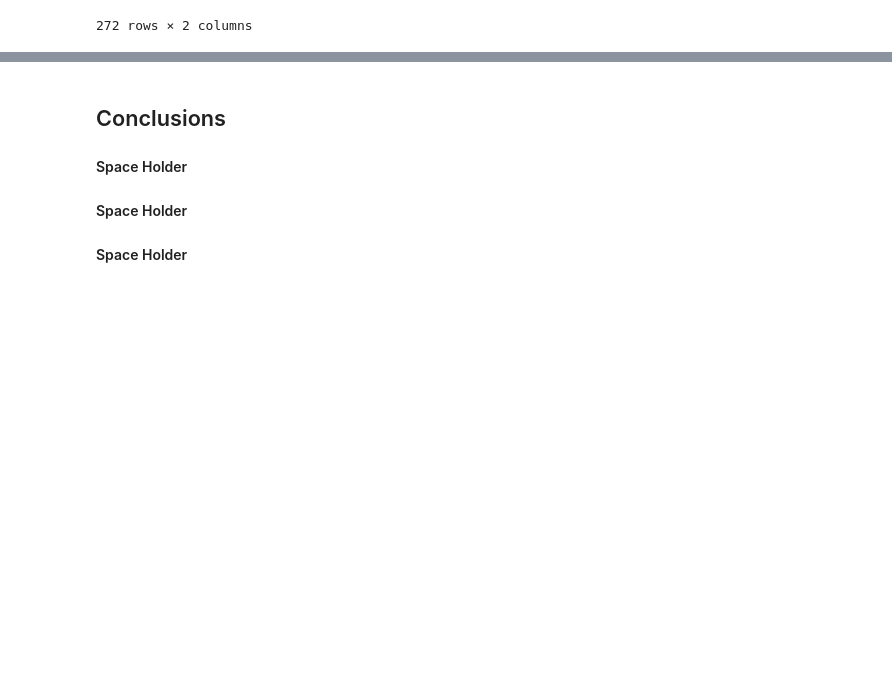
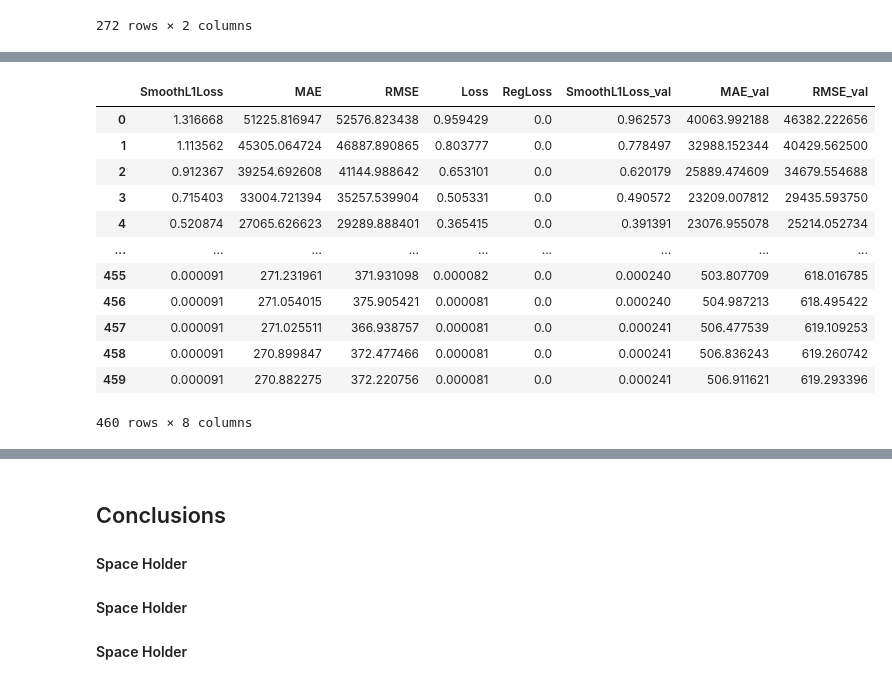
Before and after one commit to cmhollman/emissions_project, a Jupyter notebook: time_series_notebook.ipynb, the cells around one changed output, grey strips where cells are left out. Saved outputs shown, nothing was run; the diff lists cells and outputs as text; code cells hidden in the pictures; blank space fills up the shorter version.

```diff
--- a/time_series_notebook.ipynb
+++ b/time_series_notebook.ipynb
@@ -88,6 +96,20 @@ plt.legend();
 # %%
 m1 = NeuralProphet(changepoints_range =.9,n_forecasts=2,n_lags=1)
-m1.fit(ts_train, validation_df=ts_train, freq = 'YS')
+m1.fit(ts_train, validation_df=ts_val, freq = 'YS')
+# %% [output]
+|  | SmoothL1Loss | MAE | RMSE | Loss | RegLoss | SmoothL1Loss_val | MAE_val | RMSE_val |
+| 0 | 1.316668 | 51225.816947 | 52576.823438 | 0.959429 | 0.0 | 0.962573 | 40063.992188 | 46382.222656 |
+| 1 | 1.113562 | 45305.064724 | 46887.890865 | 0.803777 | 0.0 | 0.778497 | 32988.152344 | 40429.562500 |
+| 2 | 0.912367 | 39254.692608 | 41144.988642 | 0.653101 | 0.0 | 0.620179 | 25889.474609 | 34679.554688 |
+| 3 | 0.715403 | 33004.721394 | 35257.539904 | 0.505331 | 0.0 | 0.490572 | 23209.007812 | 29435.593750 |
+| 4 | 0.520874 | 27065.626623 | 29289.888401 | 0.365415 | 0.0 | 0.391391 | 23076.955078 | 25214.052734 |
+| ... | ... | ... | ... | ... | ... | ... | ... | ... |
+| 455 | 0.000091 | 271.231961 | 371.931098 | 0.000082 | 0.0 | 0.000240 | 503.807709 | 618.016785 |
+| 456 | 0.000091 | 271.054015 | 375.905421 | 0.000081 | 0.0 | 0.000240 | 504.987213 | 618.495422 |
+| 457 | 0.000091 | 271.025511 | 366.938757 | 0.000081 | 0.0 | 0.000241 | 506.477539 | 619.109253 |
+| 458 | 0.000091 | 270.899847 | 372.477466 | 0.000081 | 0.0 | 0.000241 | 506.836243 | 619.260742 |
+| 459 | 0.000091 | 270.882275 | 372.220756 | 0.000081 | 0.0 | 0.000241 | 506.911621 | 619.293396 |
+460 rows × 8 columns
 # %%
 forecast1 = m1.predict(ts_test)
 forecast1
```
Also changed, not shown: parts of 6 cells of this notebook.
